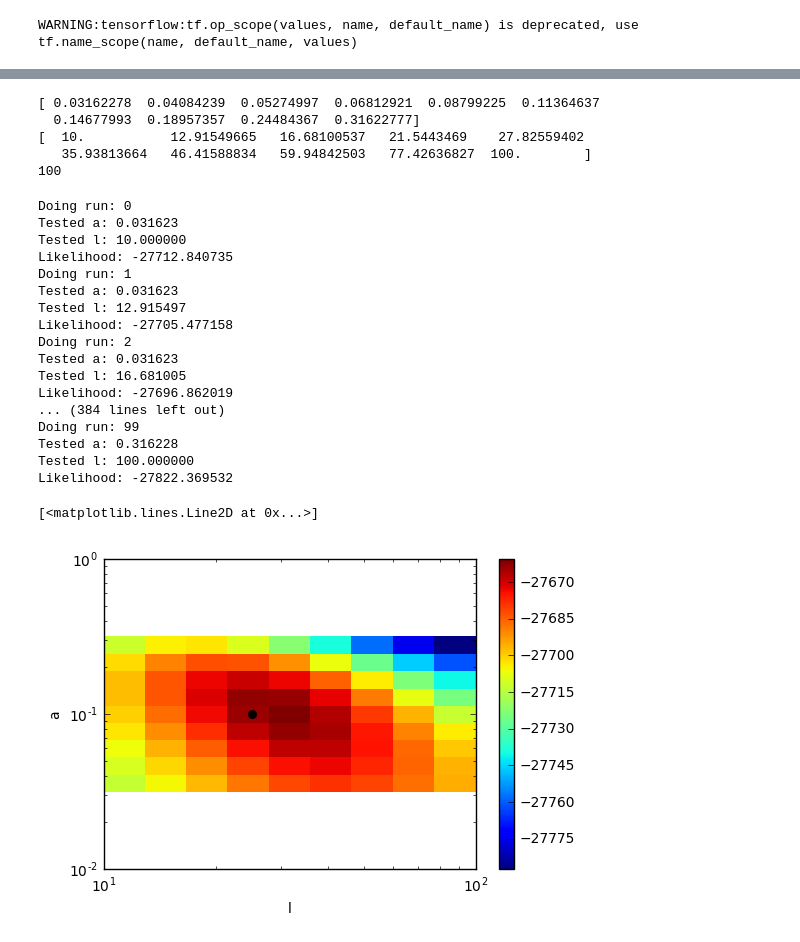
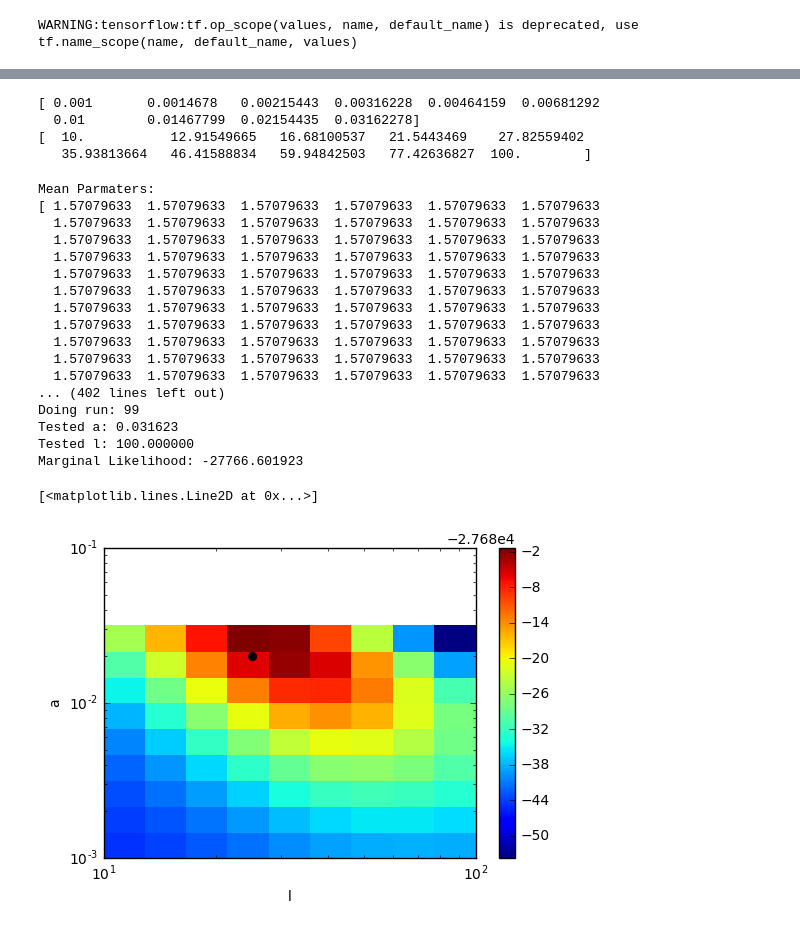
Before and after one commit to hringbauer/BarrierInferPublic, a Jupyter notebook: Laplace.ipynb, the cells around one changed output, grey strips where cells are left out. Saved outputs shown, nothing was run; the diff lists cells and outputs as text; code cells hidden in the pictures.

```diff
--- a/Laplace.ipynb
+++ b/Laplace.ipynb
@@ -161,22 +293,27 @@ config = tf.ConfigProto()
 config.gpu_options.per_process_gpu_memory_fraction = 0.01
 # %%
 ### Optimization Run
-kk =  np.array([0.05, 20])
+hyper_paramss = np.array([0.012,25]) # The initial values for a & L
+hyper_paramss = np.append(hyper_paramss, mean_paramss)
+
+#kk =  np.array([0.012, 20] + f)
+
 
 
 with tf.Session(config=config) as sess:
     sess.run(tf.global_variables_initializer())
 
     for i in range(100):
-        _, r,  g, h= sess.run([opt_op, margL, grad, hessian], {kernel_params: kk, mean_param: mean_paramss})
+        print("Doing Run: %i" %i)
+        _, r,  g, h = sess.run([opt_op, margL, grad, hessian], {hyper_params: hyper_paramss})
         print(r)
 
         if i < 3:  # First three times just run to optimize f_i
             continue
 
         u = np.matmul(np.linalg.inv(h[0]), g[0])
-        kk -= u
-        print(kk, u)
+        hyper_paramss -= u
+        print(hyper_paramss, u)
 
     # Code for calculating empirical Fisher-Information Matrix:
 fisher_info = np.matrix(h[0])
@@ -208,5 +353,7 @@ array([  0.08943738,  26.10249871])
 # %%
-a_list = np.logspace(-1.5, -0.5, 10)   # Original Values
+#a_list = np.logspace(-1.5, -0.5, 10)   # Original Values
+
+a_list=np.logspace(-3,-1.5,10)
 l_list = np.logspace(1, 2, 10)
 
 #a_list = np.logspace(-3, -0.5, 10)
@@ -215,16 +362,16 @@ l_list = np.logspace(1, 2, 10)
 
 print(a_list)
 print(l_list)
-print(len(mean_paramss))
 # %% [output]
-[ 0.03162278  0.04084239  0.05274997  0.06812921  0.08799225  0.11364637
-  0.14677993  0.18957357  0.24484367  0.31622777]
+[ 0.001       0.0014678   0.00215443  0.00316228  0.00464159  0.00681292
+  0.01        0.01467799  0.02154435  0.03162278]
 [  10.           12.91549665   16.68100537   21.5443469    27.82559402
    35.93813664   46.41588834   59.94842503   77.42636827  100.        ]
-100
 # %%
 res = []
 j=0
+print("Mean Parmaters: ")
+print(mean_paramss)
 with tf.Session(config=config) as sess:
     for aa in a_list:
         for ll in l_list:
@@ -235,44 +382,48 @@ with tf.Session(config=config) as sess:
 
             prev = None
             for i in range(20):
-                r = sess.run([opt_op, update, logL, margL], {a: aa, l:ll, mean_param: mean_paramss})
+                hyper_paramss = np.array([aa,ll])
+                hyper_paramss = np.append(hyper_paramss, mean_paramss)
+
+                r = sess.run([opt_op, update, logL, margL], {hyper_params: hyper_paramss})
                 if prev and np.abs(prev - r[-1]) < 0.01:
                     break
                 prev = r[-1]
             print("Tested a: %4f" % aa)
             print("Tested l: %4f" % ll)
-            print("Likelihood: %4f" % r[-1])
+            print("Marginal Likelihood: %4f" % r[-1])
             res.append(r[-1])
 # %% [output]
-Doing run: 0
+Mean Parmaters:
+[ 1.57079633  1.57079633  1.57079633  1.57079633  1.57079633  1.57079633
+  1.57079633  1.57079633  1.57079633  1.57079633  1.57079633  1.57079633
+  1.57079633  1.57079633  1.57079633  1.57079633  1.57079633  1.57079633
+  1.57079633  1.57079633  1.57079633  1.57079633  1.57079633  1.57079633
+  1.57079633  1.57079633  1.57079633  1.57079633  1.57079633  1.57079633
+  1.57079633  1.57079633  1.57079633  1.57079633  1.57079633  1.57079633
+  1.57079633  1.57079633  1.57079633  1.57079633  1.57079633  1.57079633
+  1.57079633  1.57079633  1.57079633  1.57079633  1.57079633  1.57079633
+  1.57079633  1.57079633  1.57079633  1.57079633  1.57079633  1.57079633
+  1.57079633  1.57079633  1.57079633  1.57079633  1.57079633  1.57079633
+  1.57079633  1.57079633  1.57079633  1.57079633  1.57079633  1.57079633
+... (402 lines left out)
+Doing run: 99
 Tested a: 0.031623
-Tested l: 10.000000
-Likelihood: -27712.840735
-Doing run: 1
-Tested a: 0.031623
-Tested l: 12.915497
-Likelihood: -27705.477158
-Doing run: 2
-Tested a: 0.031623
-Tested l: 16.681005
-Likelihood: -27696.862019
-... (384 lines left out)
-Doing run: 99
-Tested a: 0.316228
 Tested l: 100.000000
-Likelihood: -27822.369532
+Marginal Likelihood: -27766.601923
 # %%
 surface = np.array(res).reshape((10, 10))
 pylab.pcolormesh(l_list, a_list, surface)
 pylab.xscale('log')
 pylab.yscale('log')
 pylab.xlabel('l')
 pylab.ylabel('a')
 pylab.colorbar()
-pylab.plot(25, 0.1, 'ko', linewidth=5)
+#pylab.plot(25, 0.1, 'ko', linewidth=5)
+pylab.plot(25,0.02,'ko',linewidth=5)
 # %% [output]
 [<matplotlib.lines.Line2D at 0x...>]
-[figure, old version]
+[figure, new version]
 # %%
 pylab.figure()
 levels = np.arange(max(res) - 30, max(res) + 1, 2)  # Every two likelihood units
```
Also changed, not shown: parts of 17 cells of this notebook, 3 other files.
